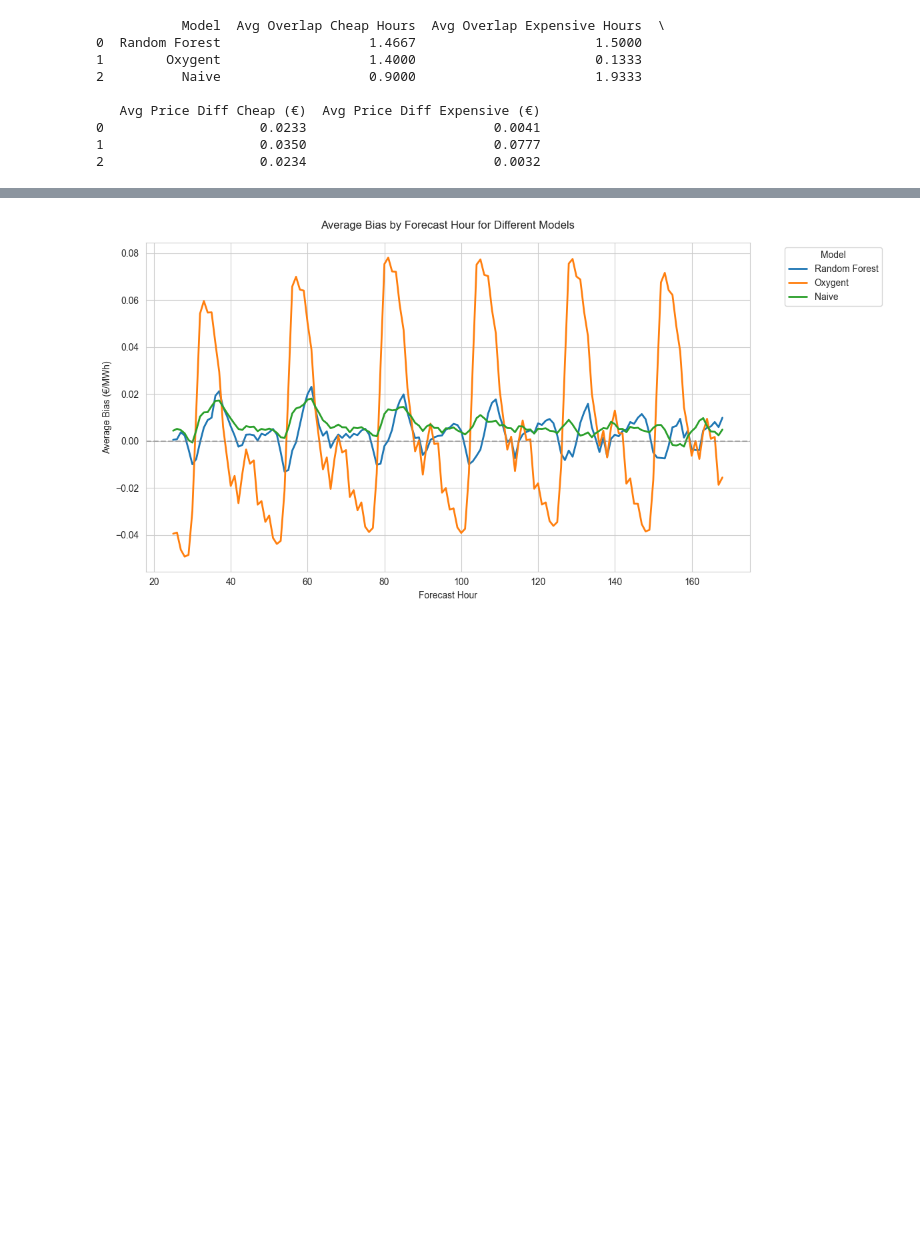
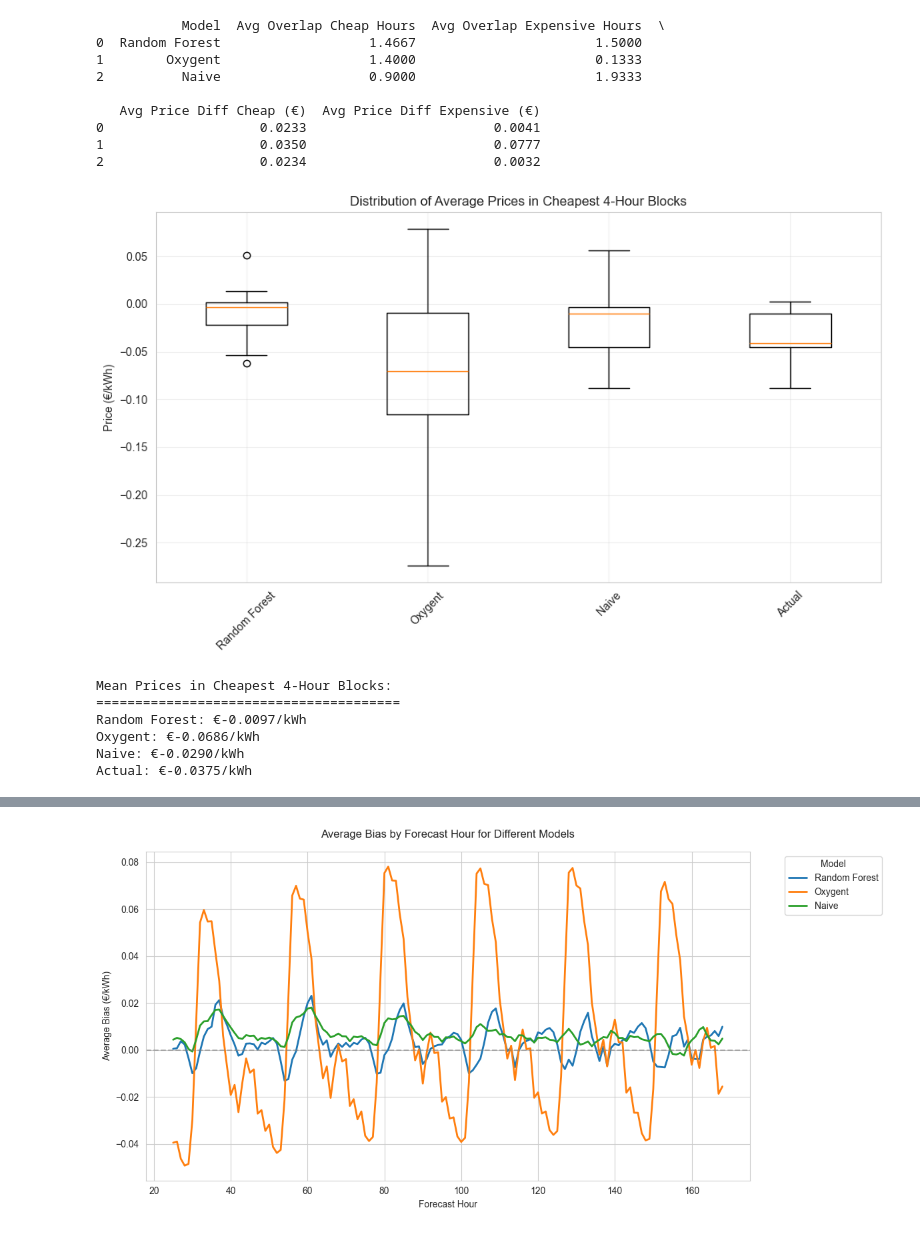
Before and after one commit to tvgerwe/ENEXIS, a Jupyter notebook: workspaces/sharell/evaluation_final_models.ipynb, the cells around one changed output, grey strips where cells are left out. Cells and saved outputs as stored; diff of their text form; code cells hidden in the pictures; blank space fills up the shorter version.

```diff
--- a/workspaces/sharell/evaluation_final_models.ipynb
+++ b/workspaces/sharell/evaluation_final_models.ipynb
@@ -252,3 +253,67 @@ print(final_results)
 0                    0.0233                        0.0041
 1                    0.0350                        0.0777
 2                    0.0234                        0.0032
+# %%
+import matplotlib.pyplot as plt
+
+# Initialize results dictionary
+avg_prices = {
+    'Random Forest': [],
+    'Oxygent': [],
+    'Naive': [],
+    'Actual': []
+}
+
+# Get unique run dates
+run_dates = df['run_date'].unique()
+
+# For each run date
+for run_date in run_dates:
+    day_data = df[df['run_date'] == run_date]
+
+    # Calculate rolling means for each model and actual prices
+    for model, column in [('Random Forest', 'predicted_Price'),
+                         ('Oxygent', 'oxygent_price'),
+                         ('Naive', 'naive_price'),
+                         ('Actual', 'actual_Price')]:
+
+        # Calculate rolling mean for 4-hour blocks
+        rolling_means = day_data[column].rolling(window=4).mean()
+
+        # Find cheapest block
+        min_idx = rolling_means.idxmin()
+        if pd.notna(min_idx):  # Check if valid index found
+            # Get the 4-hour block
+            block = day_data.loc[min_idx-3:min_idx]
+            # Calculate average price for this block
+            avg_price = block[column].mean()
+            avg_prices[model].append(avg_price)
+
+# Create box plot
+plt.figure(figsize=(10, 6))
+plt.boxplot([avg_prices[model] for model in avg_prices.keys()],
+            labels=avg_prices.keys(),
+            whis=1.5)
+
+plt.title('Distribution of Average Prices in Cheapest 4-Hour Blocks')
+plt.ylabel('Price (€/kWh)')
+plt.grid(True, alpha=0.3)
+plt.xticks(rotation=45)
+
+plt.tight_layout()
+plt.show()
+
+# Print summary statistics
+print("\nMean Prices in Cheapest 4-Hour Blocks:")
+print("=======================================")
+for model in avg_prices.keys():
+    mean_price = np.mean(avg_prices[model])
+    print(f"{model}: €{mean_price:.4f}/kWh")
+# %% [output]
+[figure, added]
+Mean Prices in Cheapest 4-Hour Blocks:
+=======================================
+Random Forest: €-0.0097/kWh
+Oxygent: €-0.0686/kWh
+Naive: €-0.0290/kWh
+Actual: €-0.0375/kWh
```
Also changed, not shown: parts of 10 cells of this notebook, 30 other files.
